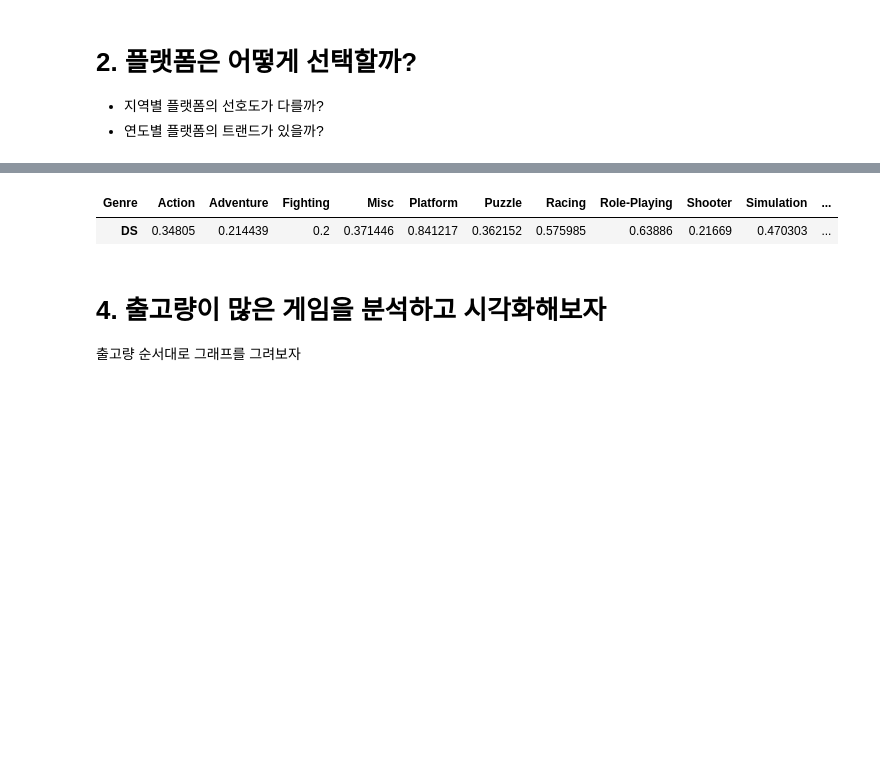
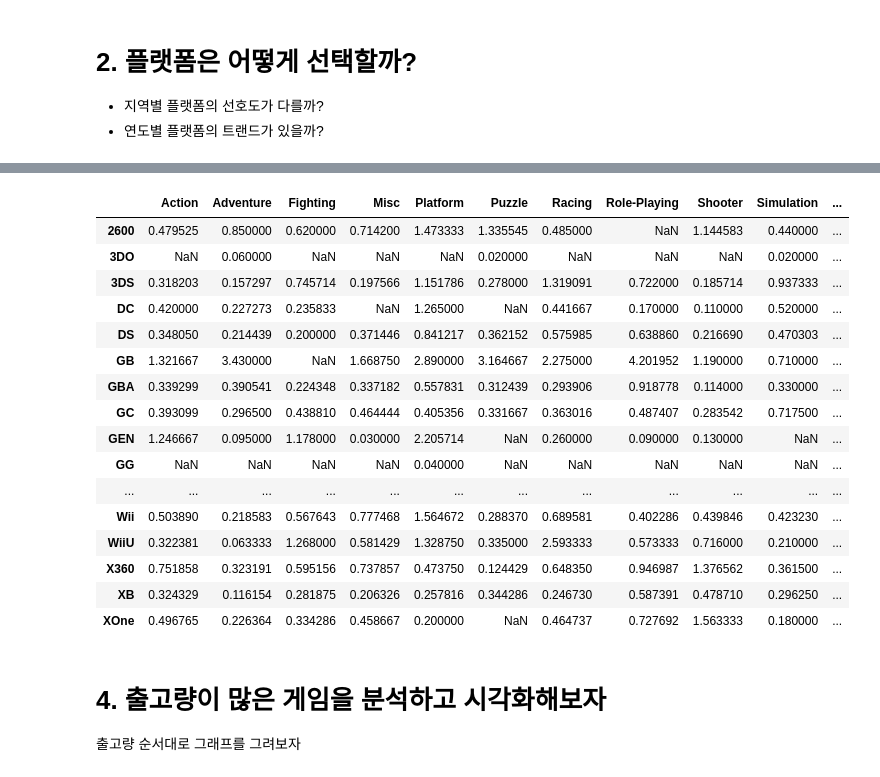
Before and after one commit to bong7233/AI_Project_1, a Jupyter notebook: AI_03_이상봉_Section1.ipynb, the cells around one changed output, grey strips where cells are left out. Drawn from its saved outputs; the diff is of its cells as text; code cells hidden in the pictures; blank space fills up the shorter version.

```diff
--- a/AI_03_이상봉_Section1.ipynb
+++ b/AI_03_이상봉_Section1.ipynb
@@ -251,22 +243,39 @@ df_empty = pd.concat([df_empty,re2])
 # %%
-platforms = df3.Genre
+# 플랫폼별 장르의 판매량 나타내는 함수 선언
+platforms = ['2600', '3DO', '3DS', 'DC', 'DS', 'GB', 'GBA', 'GC', 'GEN', 'GG', 'N64',
+       'NES', 'NG', 'PC', 'PCFX', 'PS', 'PS2', 'PS3', 'PS4', 'PSP', 'PSV',
+       'SAT', 'SCD', 'SNES', 'TG16', 'WS', 'Wii', 'WiiU', 'X360', 'XB',
+       'XOne']
 
 def platformGenre(df):
     df_empty = pd.DataFrame(columns=['Action','Adventure',	'Fighting',	'Misc',	'Platform',	'Puzzle',	'Racing',	'Role-Playing',	'Shooter',	'Simulation',	'Sports',	'Strategy'])
     for platform in platforms:
         plat = df[df['Platform'] == platform]
         plat = plat[['Genre','Total_Sales']]
         result = plat.groupby('Genre').mean().T
         result = result.rename(index={'Total_Sales': platform})
         df_empty = pd.concat([df_empty,result])
-    df_empty
+    return df_empty
 
 platformGenre(df_platform_genre)
+# %% [output]
+|  | Action | Adventure | Fighting | Misc | Platform | Puzzle | Racing | Role-Playing | Shooter | Simulation | ... |
+| 2600 | 0.479525 | 0.850000 | 0.620000 | 0.714200 | 1.473333 | 1.335545 | 0.485000 | NaN | 1.144583 | 0.440000 | ... |
+| 3DO | NaN | 0.060000 | NaN | NaN | NaN | 0.020000 | NaN | NaN | NaN | 0.020000 | ... |
+| 3DS | 0.318203 | 0.157297 | 0.745714 | 0.197566 | 1.151786 | 0.278000 | 1.319091 | 0.722000 | 0.185714 | 0.937333 | ... |
+| DC | 0.420000 | 0.227273 | 0.235833 | NaN | 1.265000 | NaN | 0.441667 | 0.170000 | 0.110000 | 0.520000 | ... |
+| DS | 0.348050 | 0.214439 | 0.200000 | 0.371446 | 0.841217 | 0.362152 | 0.575985 | 0.638860 | 0.216690 | 0.470303 | ... |
+| GB | 1.321667 | 3.430000 | NaN | 1.668750 | 2.890000 | 3.164667 | 2.275000 | 4.201952 | 1.190000 | 0.710000 | ... |
+| GBA | 0.339299 | 0.390541 | 0.224348 | 0.337182 | 0.557831 | 0.312439 | 0.293906 | 0.918778 | 0.114000 | 0.330000 | ... |
+| GC | 0.393099 | 0.296500 | 0.438810 | 0.464444 | 0.405356 | 0.331667 | 0.363016 | 0.487407 | 0.283542 | 0.717500 | ... |
+| GEN | 1.246667 | 0.095000 | 1.178000 | 0.030000 | 2.205714 | NaN | 0.260000 | 0.090000 | 0.130000 | NaN | ... |
+| GG | NaN | NaN | NaN | NaN | 0.040000 | NaN | NaN | NaN | NaN | NaN | ... |
+| ... | ... | ... | ... | ... | ... | ... | ... | ... | ... | ... | ... |
+| Wii | 0.503890 | 0.218583 | 0.567643 | 0.777468 | 1.564672 | 0.288370 | 0.689581 | 0.402286 | 0.439846 | 0.423230 | ... |
+| WiiU | 0.322381 | 0.063333 | 1.268000 | 0.581429 | 1.328750 | 0.335000 | 2.593333 | 0.573333 | 0.716000 | 0.210000 | ... |
+| X360 | 0.751858 | 0.323191 | 0.595156 | 0.737857 | 0.473750 | 0.124429 | 0.648350 | 0.946987 | 1.376562 | 0.361500 | ... |
+| XB | 0.324329 | 0.116154 | 0.281875 | 0.206326 | 0.257816 | 0.344286 | 0.246730 | 0.587391 | 0.478710 | 0.296250 | ... |
+| XOne | 0.496765 | 0.226364 | 0.334286 | 0.458667 | 0.200000 | NaN | 0.464737 | 0.727692 | 1.563333 | 0.180000 | ... |
-# %%
-df_empty
-# %% [output]
-| Genre | Action | Adventure | Fighting | Misc | Platform | Puzzle | Racing | Role-Playing | Shooter | Simulation | ... |
-| DS | 0.34805 | 0.214439 | 0.2 | 0.371446 | 0.841217 | 0.362152 | 0.575985 | 0.63886 | 0.21669 | 0.470303 | ... |
 # %% [markdown]
 # 4. 출고량이 많은 게임을 분석하고 시각화해보자
 
```
Also changed, not shown: parts of 5 cells of this notebook.
